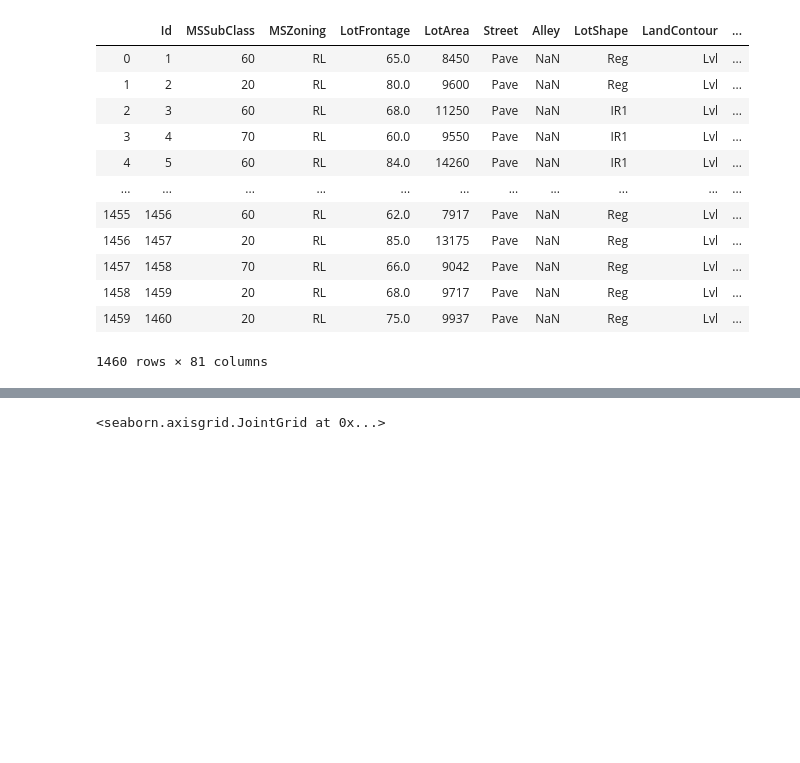
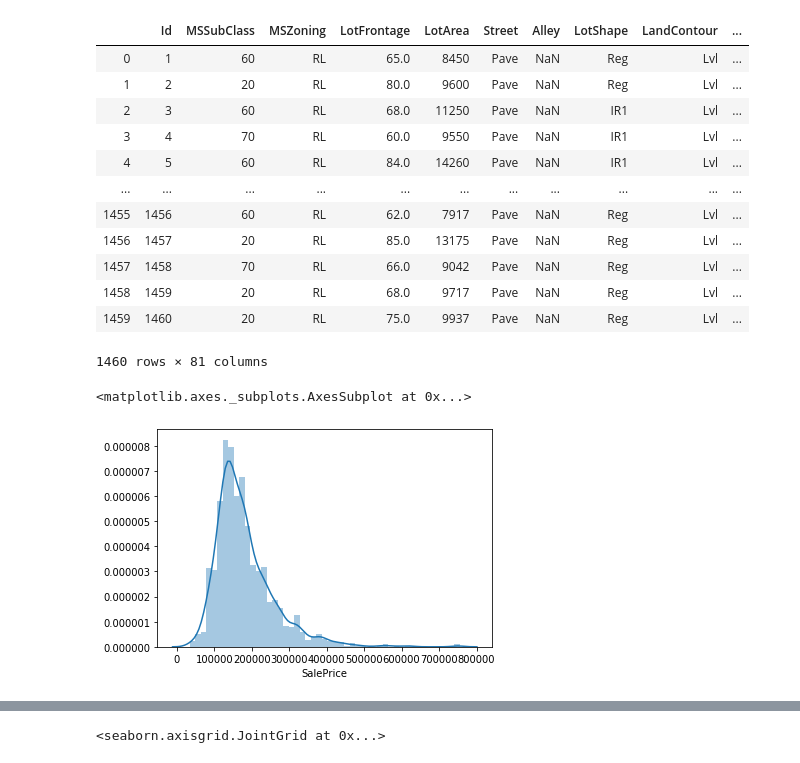
Before and after one commit to Masaaki61081/scikit-learn_LinearRegression, a Jupyter notebook: kaggle_house-prices/house-prices_third/memo.ipynb, the cells around one changed output, grey strips where cells are left out. Drawn from its saved outputs; the diff is of its cells as text; code cells hidden in the pictures; blank space fills up the shorter version.

```diff
--- a/kaggle_house-prices/house-prices_third/memo.ipynb
+++ b/kaggle_house-prices/house-prices_third/memo.ipynb
@@ -65,3 +64,8 @@ df
 | 1458 | 1459 | 20 | RL | 68.0 | 9717 | Pave | NaN | Reg | Lvl | ... |
 | 1459 | 1460 | 20 | RL | 75.0 | 9937 | Pave | NaN | Reg | Lvl | ... |
 1460 rows × 81 columns
+# %%
+sns.distplot(df['SalePrice'])
+# %% [output]
+<matplotlib.axes._subplots.AxesSubplot at 0x...>
+[figure, added]
```
Also changed, not shown: parts of 3 cells of this notebook.
